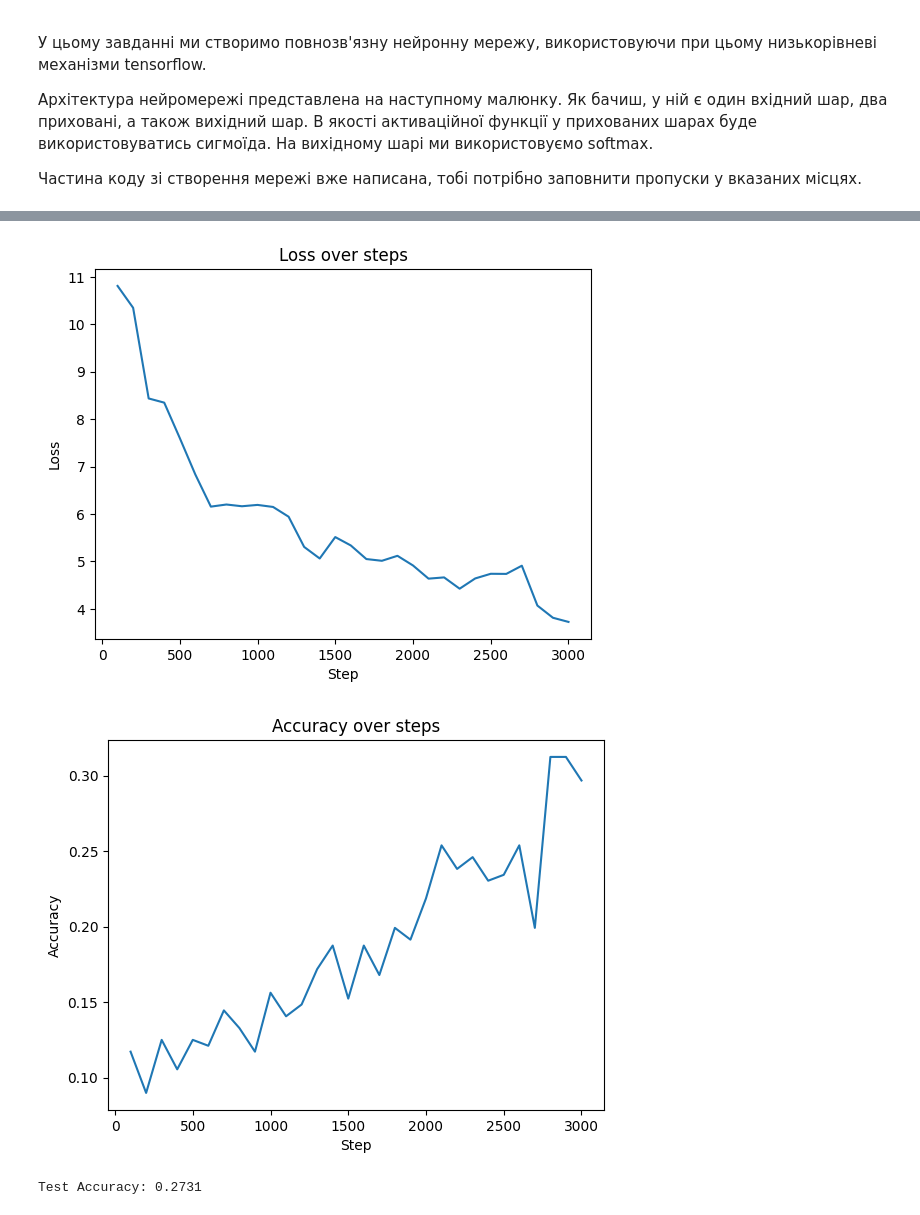
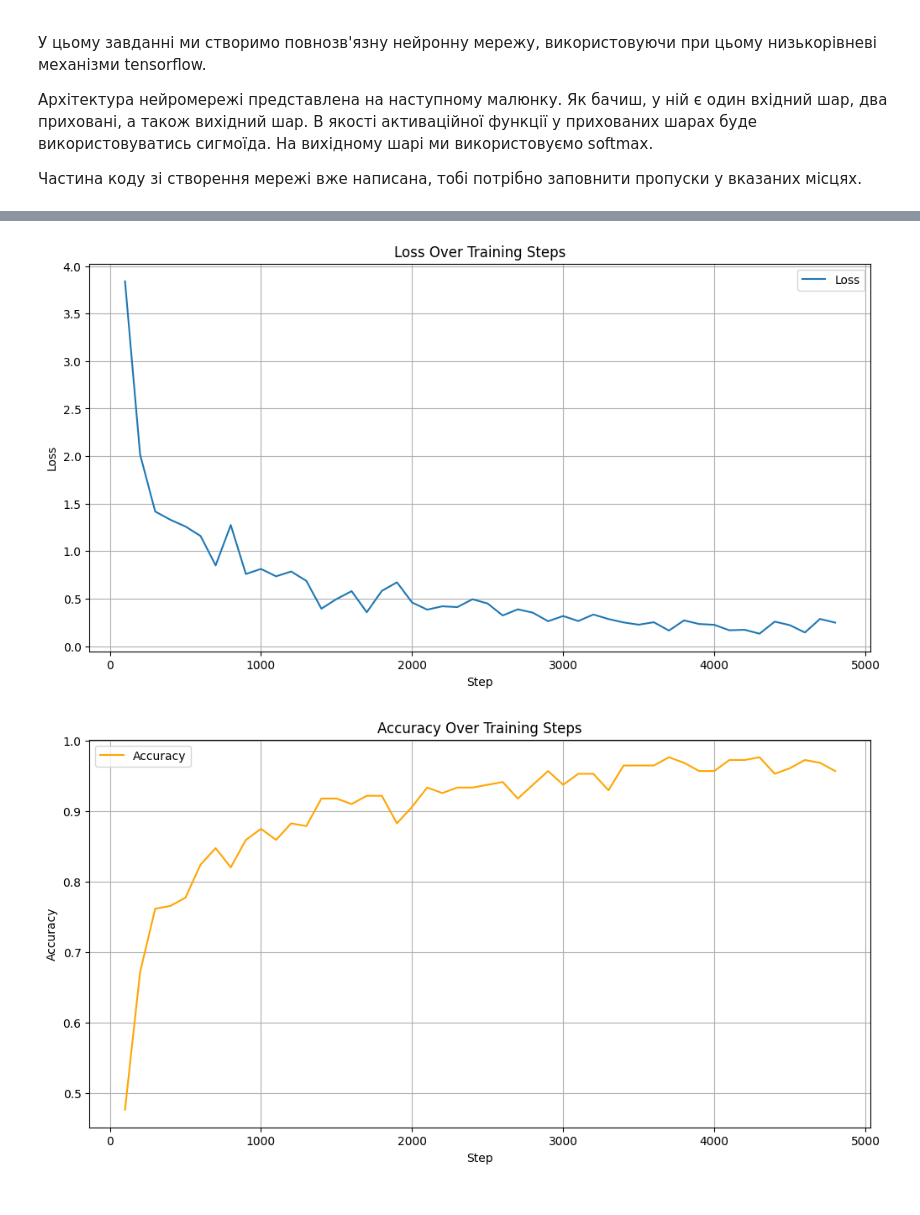
Before and after one commit to OlexandrYakovenko/goit_dsml-hw-11, a Jupyter notebook: HW11.ipynb, the cells around one changed output, grey strips where cells are left out. Drawn from its saved outputs; the diff is of its cells as text; code cells hidden in the pictures.

Commit message:
Покращена точність моделі

```diff
--- a/HW11.ipynb
+++ b/HW11.ipynb
@@ -35,11 +43,18 @@ from sklearn.metrics import confusion_matrix, classification_report
 num_classes = 10 # загальна кількість класів, у нашому випадку це цифри від 0 до 9
 num_features = 784 # кількість атрибутів вхідного вектора 28 * 28 = 784
 
+# img_shape = (28, 28, 1) # форма зображення
+
+# learning_rate = 0.01 # швидкість навчання нейронної мережі
 learning_rate = 0.001 # швидкість навчання нейронної мережі
-training_steps = 3000 # максимальне число епох
+# training_steps = 3000 # максимальне число епох
+# training_steps = 5000 # максимальне число епох
+training_steps = 4800 # максимальне число епох
+
 batch_size = 256 # перераховувати ваги мережі ми будемо не на всій вибірці, а на її випадковій підмножині з batch_size елементів
 display_step = 100 # кожні 100 ітерацій ми будемо показувати поточне значення функції втрат і точності
 
 n_hidden_1 = 128 # кількість нейронів 1-го шару
 n_hidden_2 = 256 # кількість нейронів 2-го шару
+# n_hidden_3 = 512 # кількість нейронів 3-го шару
 # %%
@@ -157,14 +191,15 @@ accuracy_history = [] # кожні display_step кроків зберігай в
 # із тренувального датасета train_data вилучи випадкову підмножину, на якій
 # відбудеться тренування. Використовуй метод take, доступний для тренувального датасета.
 for step, (batch_x, batch_y) in enumerate(train_data.take(training_steps), 1):
-    # Оновлюємо ваги нейронної мережі
-    train(neural_net, batch_x, batch_y)
+
+    loss = train(neural_net, batch_x, batch_y)
 
     if step % display_step == 0:
         pred = neural_net(batch_x)
-        loss = cross_entropy(pred, batch_y)
-        acc = accuracy(pred, batch_y)
-        loss_history.append(loss)
-        accuracy_history.append(acc)
-        print(f"Step: {step}, Loss: {loss:.4f}, Accuracy: {acc:.4f}")
+        current_loss = loss.numpy()
+        # Перетворення batch_y на int32 перед обчисленням точності
+        current_accuracy = accuracy(pred, tf.cast(batch_y, tf.int64)).numpy()
+        loss_history.append(current_loss)
+        accuracy_history.append(current_accuracy)
+        print(f"Step {step}, Loss: {current_loss:.4f}, Accuracy: {current_accuracy:.4f}")
 # %% [output]
@@ -188,35 +223,28 @@ Step: 3000, Loss: 3.7265, Accuracy: 0.2969
 # %%
 # Виведіть графіки залежності зміни точності і втрат від кроку
 # Якщо все зроблено правильно, то точність повинна зростати, а втрати зменшуватись
 
 import matplotlib.pyplot as plt
 
-# Виведіть графік функції втрат
-plt.plot(range(display_step, training_steps + 1, display_step), loss_history)
+# Виведення графіка функції втрат
+plt.figure(figsize=(12, 6))
+plt.plot(range(display_step, training_steps + 1, display_step), loss_history, label='Loss')
 plt.xlabel('Step')
 plt.ylabel('Loss')
-plt.title('Loss over steps')
+plt.title('Loss Over Training Steps')
+plt.legend()
+plt.grid(True)
 plt.show()
 
-# Виведіть графік точності
-plt.plot(range(display_step, training_steps + 1, display_step), accuracy_history)
+# Виведення графіка точності
+plt.figure(figsize=(12, 6))
+plt.plot(range(display_step, training_steps + 1, display_step), accuracy_history, label='Accuracy', color='orange')
 plt.xlabel('Step')
 plt.ylabel('Accuracy')
-plt.title('Accuracy over steps')
+plt.title('Accuracy Over Training Steps')
+plt.legend()
+plt.grid(True)
 plt.show()
 # %% [output]
-[figure, old version]
+[figure, new version]
-[figure, old version]
+[figure, new version]
-# %%
-# Обчисліть точність навченої нейромережі
-# Місце для вашого коду
-# Тестування моделі на тестових даних
-test_data = tf.data.Dataset.from_tensor_slices((x_test, y_test)).batch(batch_size)
-test_acc = []
-for batch_x, batch_y in test_data:
-    pred = neural_net(batch_x)
-    acc = accuracy(pred, batch_y)
-    test_acc.append(acc)
-print(f"Test Accuracy: {np.mean(test_acc):.4f}")
-# %% [output]
-Test Accuracy: 0.2731
```
Also changed, not shown: parts of 14 cells of this notebook.
